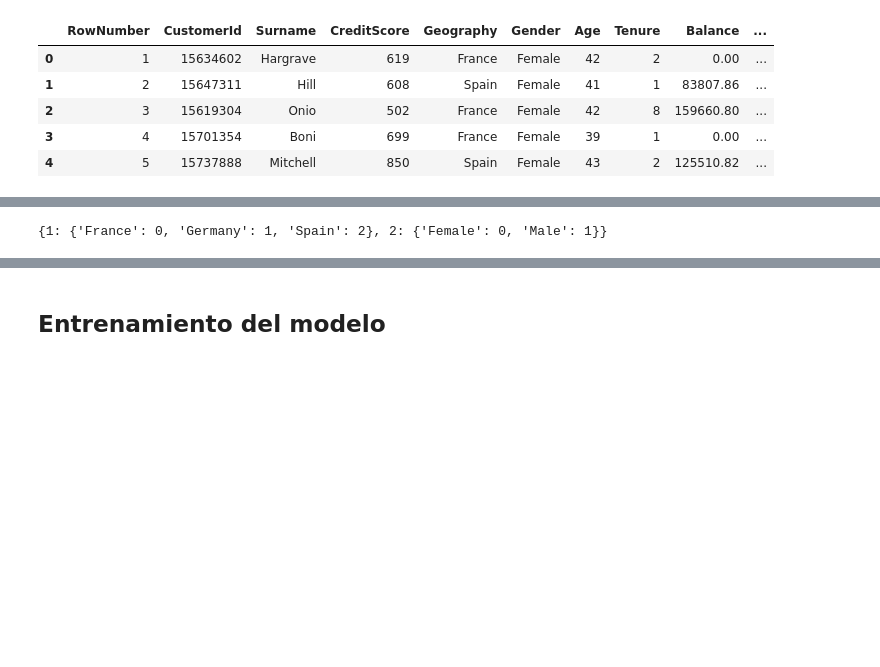
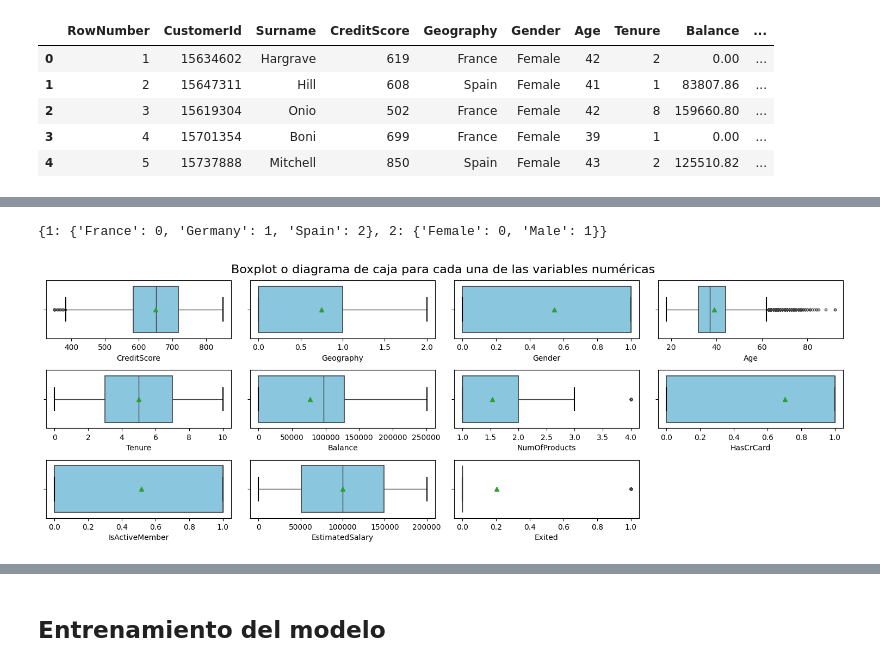
Before and after one commit to AFMartinezF/Lab-ML-platzi, a Jupyter notebook: notebooks/modelgeneration_27092023_ricalanis.ipynb, the cells around one changed output, grey strips where cells are left out. Cells and saved outputs as stored; diff of their text form; code cells hidden in the pictures; blank space fills up the shorter version.

```diff
--- a/notebooks/modelgeneration_27092023_ricalanis.ipynb
+++ b/notebooks/modelgeneration_27092023_ricalanis.ipynb
@@ -37,7 +67,41 @@ for i, column in enumerate(list([str(d) for d in data.dtypes])):
     # Si la columna no es de tipo 'object' (numérica u otro)
     else:
         data[data.columns[i]] = data[data.columns[i]].fillna(data[data.columns[i]].median())   # Rellenamos valores nulos con la mediana de la columna
-# %%
-column_equivalence
-# %% [output]
-{1: {'France': 0, 'Germany': 1, 'Spain': 2}, 2: {'Female': 0, 'Male': 1}}
+# %%
+column_equivalence
+# %% [output]
+{1: {'France': 0, 'Germany': 1, 'Spain': 2}, 2: {'Female': 0, 'Male': 1}}
+# %%
+import matplotlib.pyplot as plt
+import seaborn as sns
+import numpy as np
+
+num_cols = data.select_dtypes(include=np.number)# Selecciona todas las columnas numéricas
+num_rows = 6        # Número de filas de la cuadrícula de gráficos
+num_cols_grid = 4   # Número de columnas de la cuadrícula de gráficos
+
+fig, axes = plt.subplots(num_rows, num_cols_grid, figsize=(15, 10))
+
+# Bucle para iterar sobre todas las columnas numéricas y crear un diagrama de caja (boxplot) para cada una
+for i, colname in enumerate(num_cols.columns):
+    # Calcula la posición (fila y columna) en la cuadrícula del gráfico actual
+    row = i // num_cols_grid  # Fila correspondiente en la cuadrícula
+    col = i % num_cols_grid   # Columna correspondiente en la cuadrícula
+
+    # Crea el gráfico de boxplot para la columna 'colname' en la posición (row, col)
+    ax = sns.boxplot(x=data[colname], showmeans=True, ax=axes[row, col],
+                     boxprops={"facecolor": "#8ac6de", "linewidth": 1.2},  # Color y grosor de las cajas
+                     capprops={"color": "black", "linewidth": 1.5},        # Color y grosor de los bigotes
+                     flierprops={"marker": "o", "markersize": 3})          # Marcador y tamaño de los valores atípicos
+
+# Eliminando los ejes vacíos si hay menos columnas numéricas que las posiciones de la cuadrícula
+for j in range(i+1, num_rows*num_cols_grid):
+    row = j // num_cols_grid  # Calcula la fila del gráfico vacío
+    col = j % num_cols_grid   # Calcula la columna del gráfico vacío
+    fig.delaxes(axes[row, col])  # Elimina el gráfico vacío en la posición (row, col)
+
+fig.suptitle('Boxplot o diagrama de caja para cada una de las variables numéricas', fontsize=16)
+plt.tight_layout() # Ajusta la distribución de espacios vacios
+plt.show()
+# %% [output]
+[figure, added]
```
Also changed, not shown: parts of 7 cells of this notebook, 1 other file.
